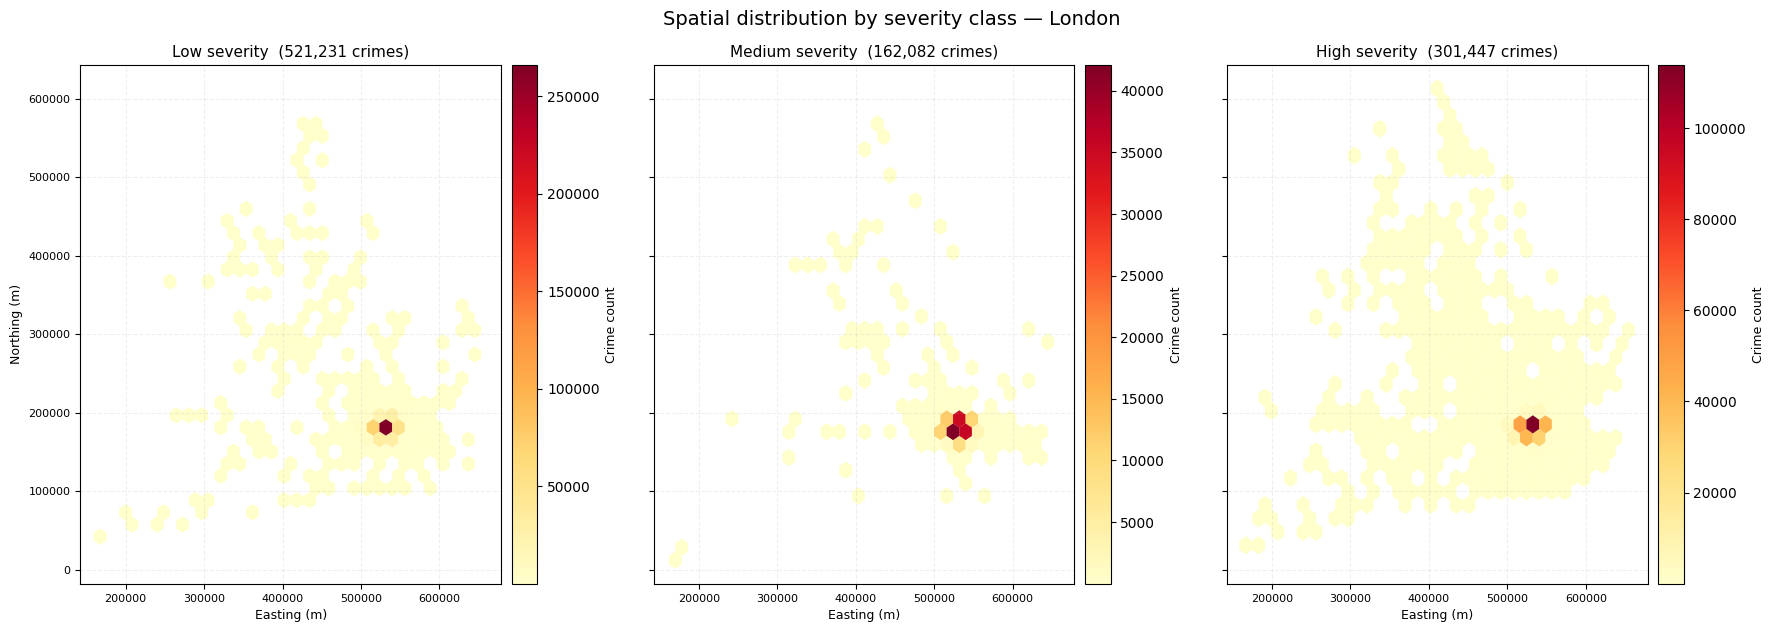
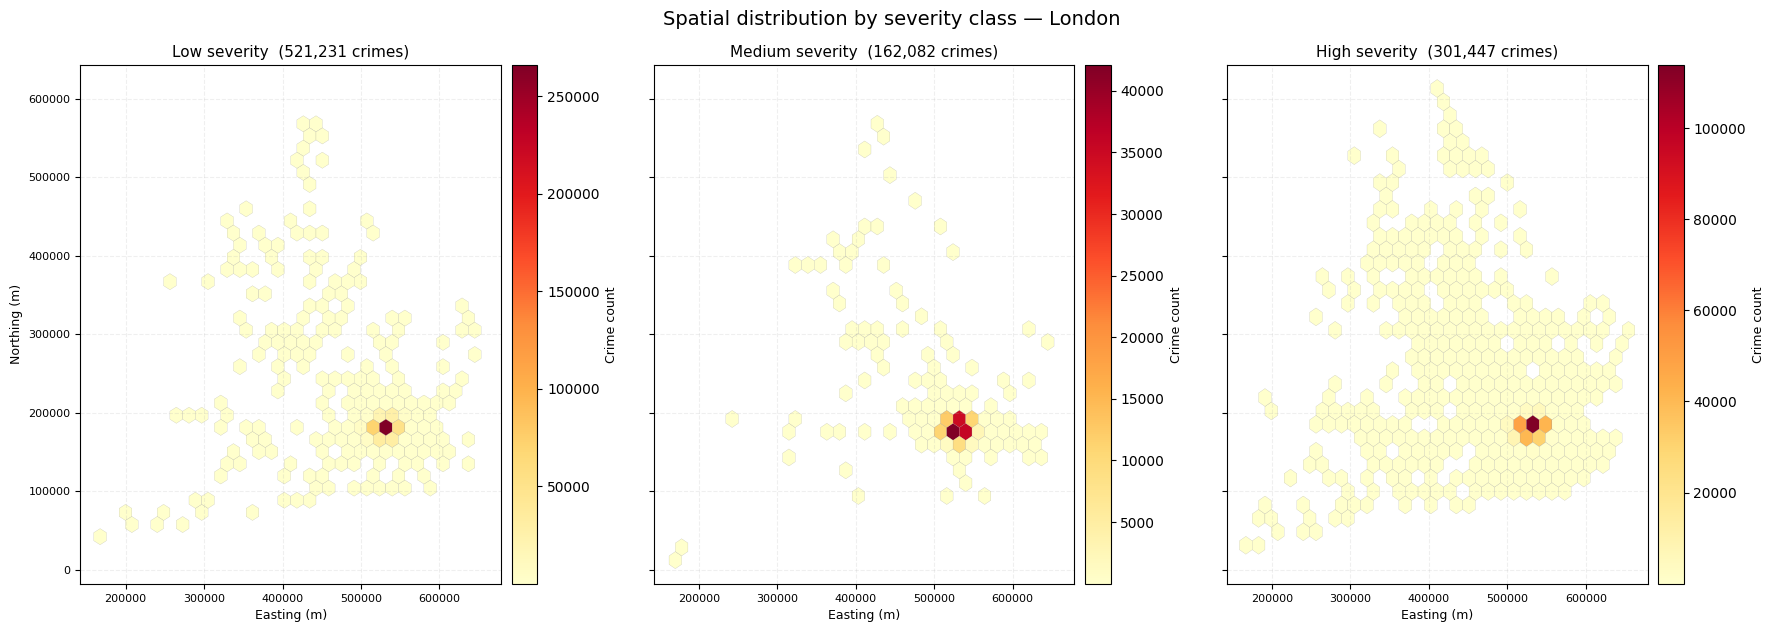
Unified diff of the notebook cell whose output changed from the first chart to the second:
--- before
+++ after
@@ -3,5 +3,6 @@
 for ax, sev in zip(axes, SEVERITY_ORDER):
     sub = crimes_m[crimes_m['severity_class'] == sev]
-    hb  = ax.hexbin(sub['x'], sub['y'], gridsize=30, cmap='YlOrRd', mincnt=1, linewidths=0.1)
+    hb = ax.hexbin(sub['x'], sub['y'], gridsize=30, cmap='YlOrRd', mincnt=1, 
+               linewidths=0.1, edgecolors='gray', alpha=1)
     cb  = plt.colorbar(hb, ax=ax, pad=0.02)
     cb.set_label('Crime count', fontsize=9)
@@ -21,5 +22,5 @@
 for sev in SEVERITY_ORDER:
     sub = crimes_m[crimes_m['severity_class'] == sev]
-    ax2.scatter(sub['x'], sub['y'], s=5, alpha=0.15, color=SEVERITY_COLORS[sev],
+    ax2.scatter(sub['x'], sub['y'], s=10, alpha=0.5, color=SEVERITY_COLORS[sev],
                 label=sev, rasterized=True)
 ax2.set_title('All crimes by severity — London', fontsize=13)

Commit: Updated notebooks